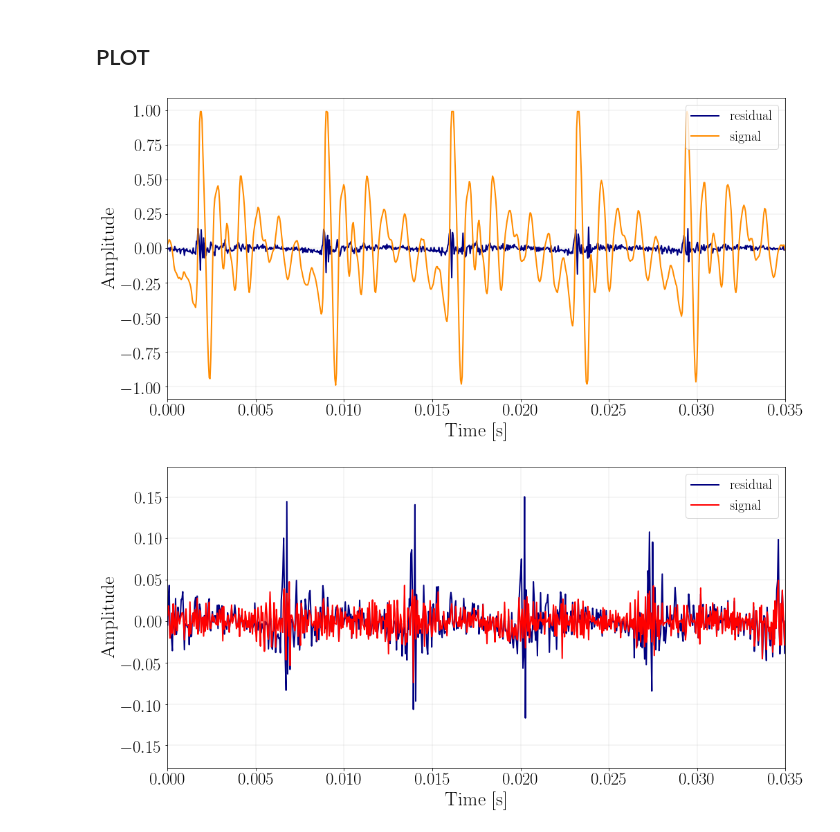
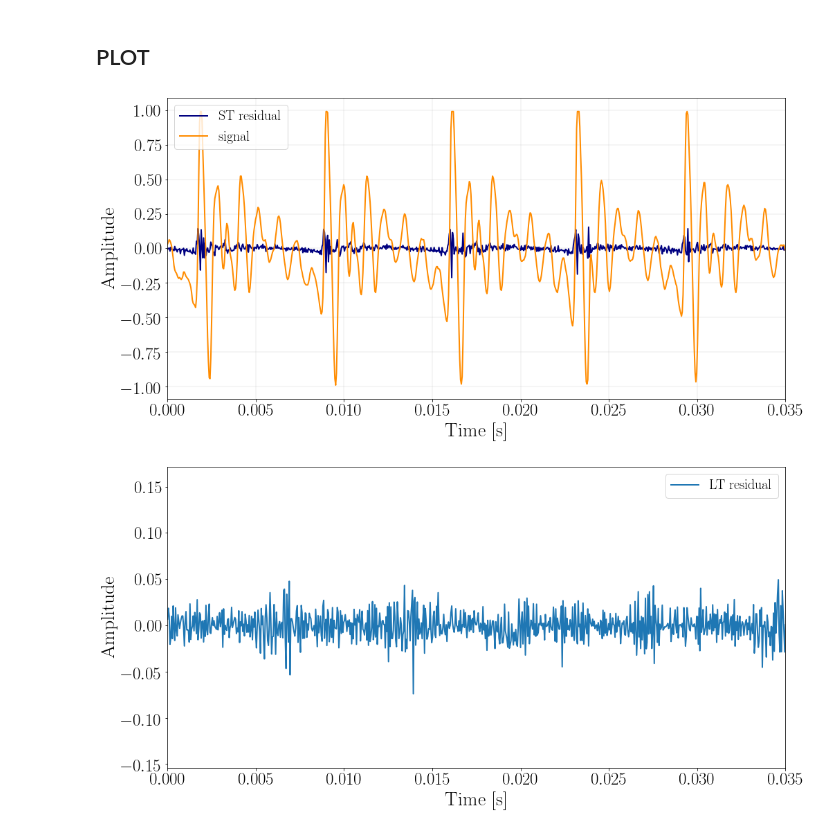
Before and after one commit to polimi-ispl/STLT_spoof_speech_detection, a Jupyter notebook: notebook/lpc+ltp.ipynb, the cells around one changed output. Cells and saved outputs as stored; diff of their text form; code cells hidden in the pictures.

```diff
--- a/notebook/lpc+ltp.ipynb
+++ b/notebook/lpc+ltp.ipynb
@@ -329,7 +329,7 @@ rcParams['font.family'] = 'serif'
 rcParams['text.usetex'] = 'true'
 plt.figure(figsize=(16,8))
 time_axis = np.arange(len(res.ravel())) / samplerate
-plt.plot(time_axis, res.ravel(), color='navy', lw=2, label="residual")
+plt.plot(time_axis, res.ravel(), color='navy', lw=2, label="ST residual")
 plt.plot(time_axis,frames.ravel(), color='darkorange', lw=2,label="signal")
 plt.grid()
 plt.xticks(fontsize=25)
@@ -342,21 +342,21 @@ plt.legend(fontsize=20)
 
 plt.show()
 # %% [output]
-[figure, old version]
+[figure, new version]
 # %%
 plt.figure(figsize=(16,8))
 time_axis = np.arange(len(ltp_frames.ravel())) / samplerate
-plt.plot(time_axis, ltp_frames.ravel(), color='navy', lw=2, label="residual")
-plt.plot(time_axis,ltp_res.ravel(), color='red', lw=2,label="signal")
-plt.grid()
+#plt.plot(time_axis, ltp_frames.ravel(), color='navy', lw=2, label="ST residual")
+plt.plot(time_axis,ltp_res.ravel(), lw=2,label="LT residual")
+#plt.grid()
 plt.xticks(fontsize=25)
 plt.yticks(fontsize=25)
-plt.grid(linewidth=0.25)
+#plt.grid(linewidth=0.25)
 plt.xlabel("Time [s]", fontsize=28)
 plt.ylabel("Amplitude", fontsize=28)
 plt.xlim((-0.0000,0.035))
 plt.legend(fontsize=20)
 
 plt.show()
 # %% [output]
-[figure, old version]
+[figure, new version]
```
Also changed, not shown: parts of 3 cells of this notebook, 27 other files.
